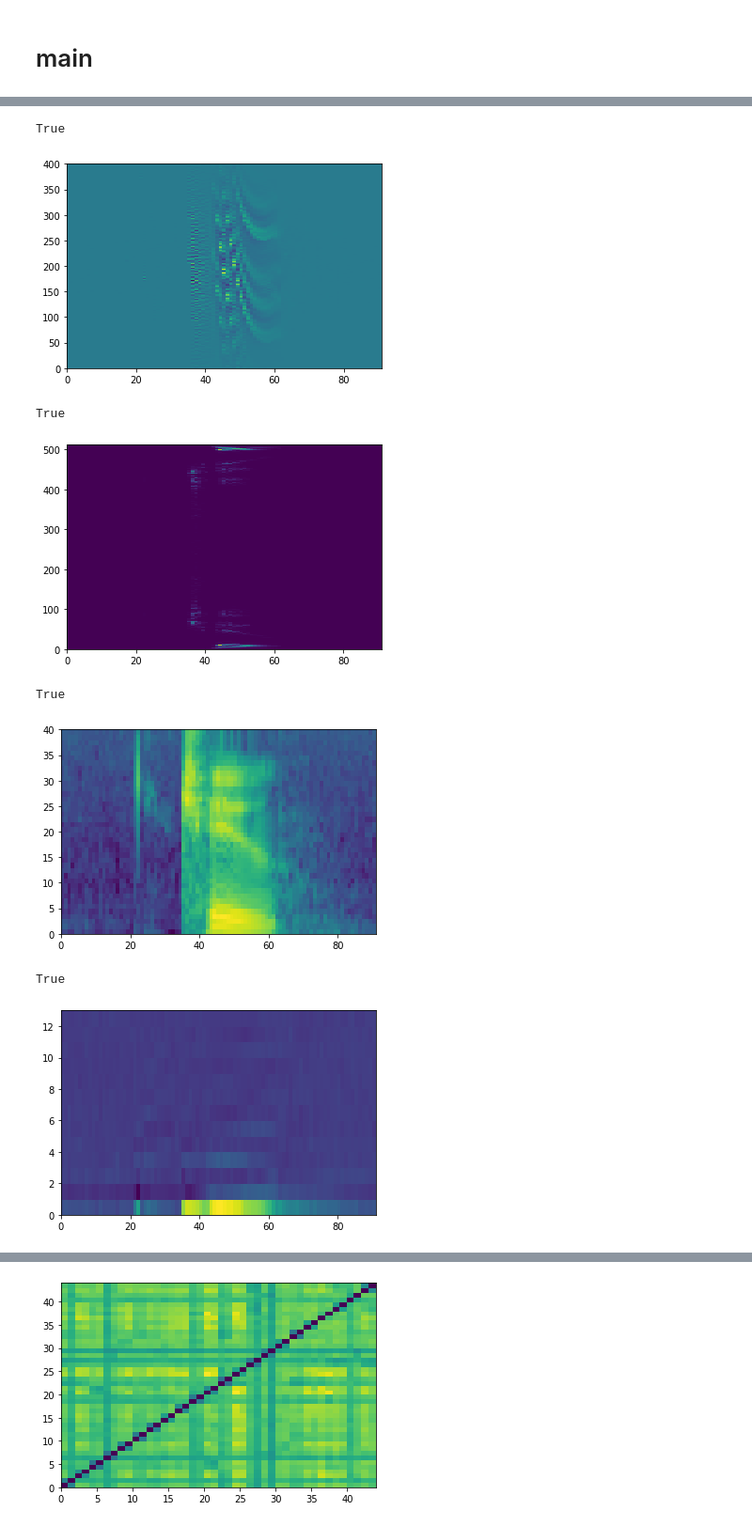
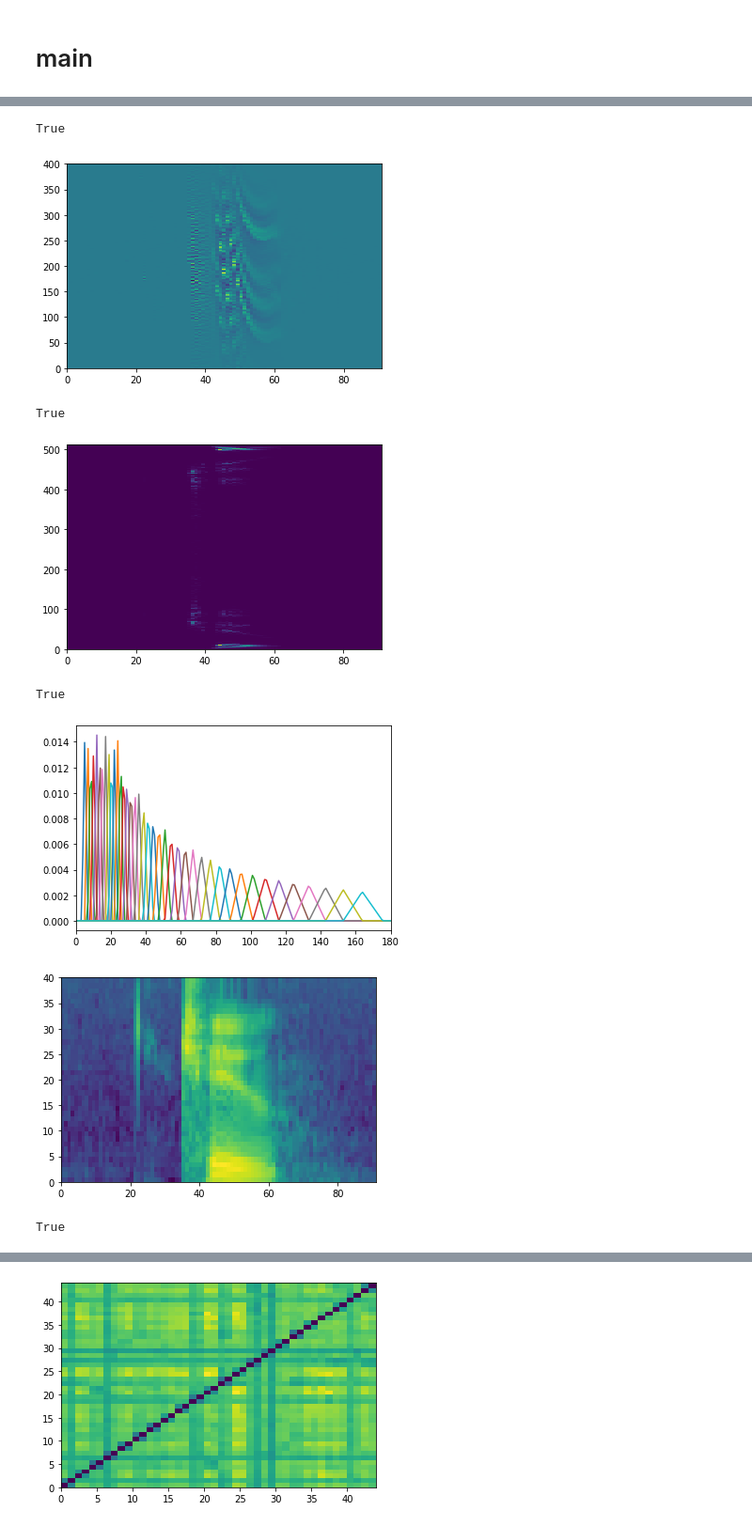
Before and after one commit to letsGoBharat/Speech-and-Speaker-Recognition, a Jupyter notebook: Feature_Extraction/feature_extraction.ipynb, the cells around one changed output, grey strips where cells are left out. Shown at 94% size. Saved outputs shown, nothing was run; the diff lists cells and outputs as text; code cells hidden in the pictures.

```diff
--- a/Feature_Extraction/feature_extraction.ipynb
+++ b/Feature_Extraction/feature_extraction.ipynb
@@ -32,7 +32,7 @@ def mspec(samples, winlen = 400, winshift = 200, preempcoeff=0.97, nfft=512, sam
     preemph = preemp(frames, preempcoeff)
     windowed = windowing(preemph)
     spec = powerSpectrum(windowed, nfft)
-    return logMelSpectrum(spec, samplingrate)
+    return logMelSpectrum(spec, samplingrate, False)
 
 def mfcc(samples, winlen = 400, winshift = 200, preempcoeff=0.97, nfft=512, nceps=13, samplingrate=20000, liftercoeff=22):
     """Computes Mel Frequency Cepstrum Coefficients.
@@ -73,7 +73,7 @@ def enframe(samples, winlen, winshift, sampling_rate):
     we calculate 20 000 * 0.02 which is equal to 400 samples per window.
 
     N is going to be the number of "windows" overlapping that we can fit using
-    all the samples, which is given by round((samples.size - winshift) / winshift).
+    all the samples, which is given by round((samples.size - winshift) / step).
     This is because each time we add a new window to the array, we use
     #winshift new samples, except for the first one where we use #winlen new samples.
     '''
@@ -146,7 +146,7 @@ def powerSpectrum(input, nfft):
 
     return np.square(np.absolute(fftp.fft(input, nfft)))
 
-def logMelSpectrum(input, samplingrate):
+def logMelSpectrum(input, samplingrate, plot_fb=False):
     """
     Calculates the log output of a Mel filterbank when the input is the power spectrum
 
@@ -168,15 +168,23 @@ def logMelSpectrum(input, samplingrate):
 
     nfft = input.shape[1]
     filter_bank = trfbank(samplingrate, nfft)
-    #plot_filter_bank(filter_bank)
+    if plot_fb == True:
+      plot_filter_bank(filter_bank)
+
     mel_spec = np.log(input @ filter_bank.T)
     return mel_spec
 
 def plot_filter_bank(f_b):
-  plt.xlim(0,180) #can we generalise this xlim values? Not sure
-  for i in range(len(f_b)):
-    plt.plot(f_b[i])
-  plt.show()
+  # Comment added by us vv
+    '''
+    FFT components taken to generate higher res freq for low freq of FFT componenets and low res freq for high freq of
+    FFT components.
+    '''
+  # Comment added by us ^^
+    plt.xlim(0,180)
+    for i in range(len(f_b)):
+      plt.plot(f_b[i])
+    plt.show()
 
 def cepstrum(input, nceps):
     """
@@ -237,6 +245,8 @@ def gmm_posteriors(feature_array, utterances, components):
   for i in range(len(utterances)):
     print(utterances[i][1]['gender'] + " uttering " + utterances[i][1]['digit'] + " for the " + utterances[i][1]['repetition'] + " repetition.:")
     plot_colormesh(posteriors[i])
+    # plt.imshow(posteriors[i], interpolation='nearest')
+    # plt.show()
 
 def plot_lmfcc(i, d, lmfcc):
   # Plot LMFCC
@@ -255,11 +265,11 @@ def plot_corelations(feature_array, example_mspec):
   if rowvar = True, then corealtion b/w feature vectors would be calculated
   '''
   # Comment added by us ^^
-  print('LMFCCs Correlation Coffs')
+  print('LMFCCs Correlation Coffs - Uncorrelated')
   corelation_coffs = np.corrcoef(feature_array, rowvar=False)
   plot_colormesh(corelation_coffs)
 
-  print('MSPEC Correlation Coffs')
+  print('MSPEC(Mel Filterbank) Correlation Coffs - Correlated')
   corelation_coffs_mspec = np.corrcoef(example_mspec, rowvar=False)
   plot_colormesh(corelation_coffs_mspec)
 # %% [markdown]
@@ -445,9 +455,6 @@ import matplotlib.pyplot as plt
 
 example = np.load('lab1_example.npz', allow_pickle=True)['example'].item()
 data = np.load('lab1_data.npz', allow_pickle=True)['data']
-
-# for d in data:
-#   print("Filename: " + d['filename'] + " Digit: " + d['digit'] + " Gender: " + d['gender'] + " Speaker: " + d['speaker'] + " Rep: " + d['repetition'] + "\n")
 
 sampling_rate = data[0]['samplingrate'] #20000 Hz
 # Calculate winlen and winshift
@@ -470,34 +477,34 @@ print(np.alltrue(win_frames == example['windowed']))
 
 spec = powerSpectrum(win_frames, 512)
 plot_colormesh(spec)
 # Assert that powerSpectrum is correct
 print(np.allclose(spec, example['spec']))
 
-mel_spectrum = logMelSpectrum(spec, sampling_rate)
+mel_spectrum = logMelSpectrum(spec, sampling_rate, True)
 plot_colormesh(mel_spectrum)
 # Assert that logMelSpectrum is correct
 print(np.allclose(mel_spectrum, example['mspec']))
 
 coff_count = 13
 mfcc_coffs = cepstrum(mel_spectrum, coff_count)
 plot_colormesh(mfcc_coffs)
 # Assert that MFCC coefficients are correct
 print(np.allclose(mfcc_coffs, example['mfcc']))
 
 lifter_coff = 22
 lmfcc_coffs = lifter(mfcc_coffs, lifter_coff)
 plot_colormesh(lmfcc_coffs)
 # Assert that LMFCC coefficients are correct
 print(np.allclose(lmfcc_coffs, example['lmfcc']))
 # %% [output]
 [figure]
 True
 [figure]
 True
 [figure]
 True
 [figure]
 True
-[figure, old version]
+[figure, new version]
+[figure, new version]
 True
-[figure, old version]
```
Also changed, not shown: parts of 5 cells of this notebook.
